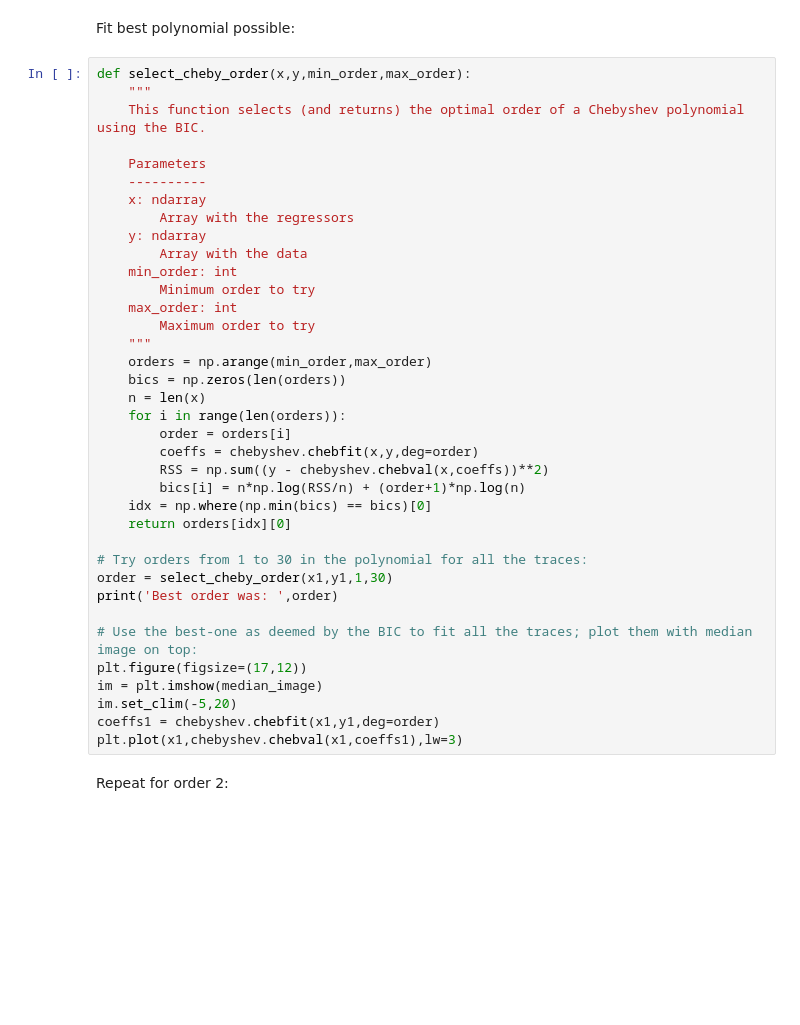
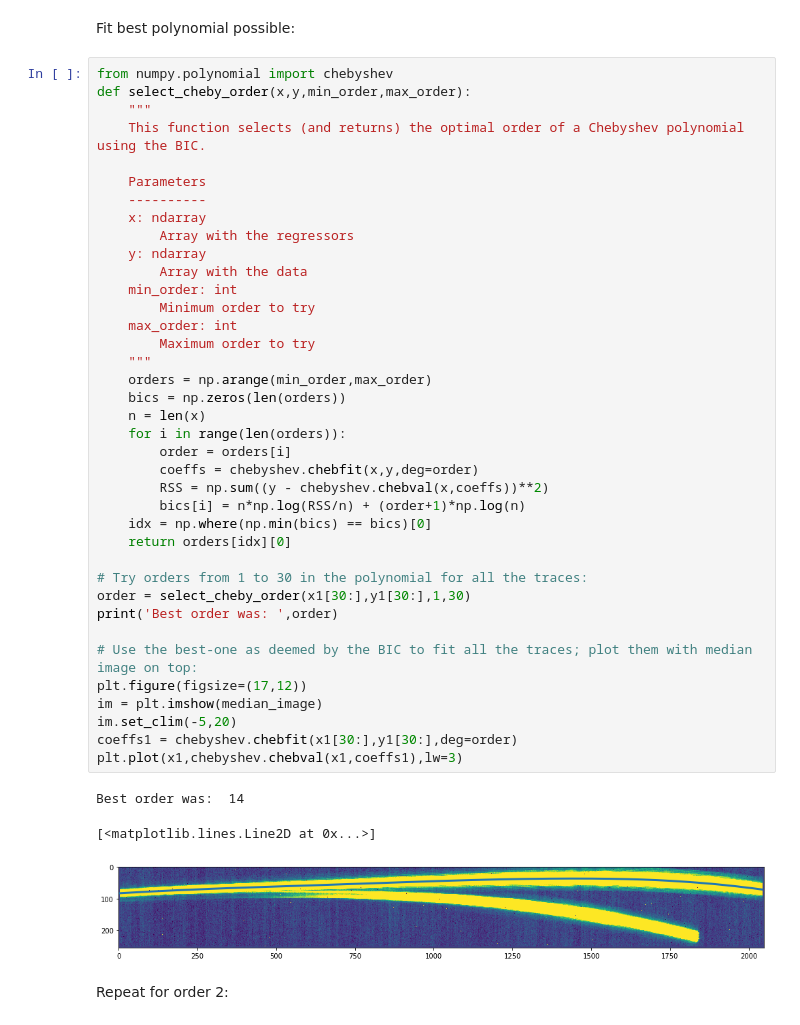
Before and after one commit to nespinoza/dat_pyinthesky, a Jupyter notebook: jdat_notebooks/soss-transit-spectroscopy/HAT-P-1b-PART2-calibration.ipynb, the cells around one changed output. Saved outputs shown, nothing was run; the diff lists cells and outputs as text; blank space fills up the shorter version.

```diff
--- a/jdat_notebooks/soss-transit-spectroscopy/HAT-P-1b-PART2-calibration.ipynb
+++ b/jdat_notebooks/soss-transit-spectroscopy/HAT-P-1b-PART2-calibration.ipynb
@@ -295,6 +335,7 @@ plt.plot(x1,y1,color='cornflowerblue',lw=3,alpha=0.1)
 # %% [markdown]
 Fit best polynomial possible:
 # %%
+from numpy.polynomial import chebyshev
 def select_cheby_order(x,y,min_order,max_order):
     """
     This function selects (and returns) the optimal order of a Chebyshev polynomial using the BIC.
@@ -302,35 +343,39 @@ def select_cheby_order(x,y,min_order,max_order):
     Parameters
     ----------
     x: ndarray
         Array with the regressors
     y: ndarray
         Array with the data
     min_order: int
         Minimum order to try
     max_order: int
         Maximum order to try
     """
     orders = np.arange(min_order,max_order)
     bics = np.zeros(len(orders))
     n = len(x)
     for i in range(len(orders)):
         order = orders[i]
         coeffs = chebyshev.chebfit(x,y,deg=order)
         RSS = np.sum((y - chebyshev.chebval(x,coeffs))**2)
         bics[i] = n*np.log(RSS/n) + (order+1)*np.log(n)
     idx = np.where(np.min(bics) == bics)[0]
     return orders[idx][0]
 
 # Try orders from 1 to 30 in the polynomial for all the traces:
-order = select_cheby_order(x1,y1,1,30)
+order = select_cheby_order(x1[30:],y1[30:],1,30)
 print('Best order was: ',order)
 
 # Use the best-one as deemed by the BIC to fit all the traces; plot them with median image on top:
 plt.figure(figsize=(17,12))
 im = plt.imshow(median_image)
 im.set_clim(-5,20)
-coeffs1 = chebyshev.chebfit(x1,y1,deg=order)
+coeffs1 = chebyshev.chebfit(x1[30:],y1[30:],deg=order)
 plt.plot(x1,chebyshev.chebval(x1,coeffs1),lw=3)
+# %% [output]
+Best order was:  14
+[<matplotlib.lines.Line2D at 0x...>]
+[figure, added]
 # %% [markdown]
 Repeat for order 2:
 # %%
```
Also changed, not shown: parts of 29 cells of this notebook.
